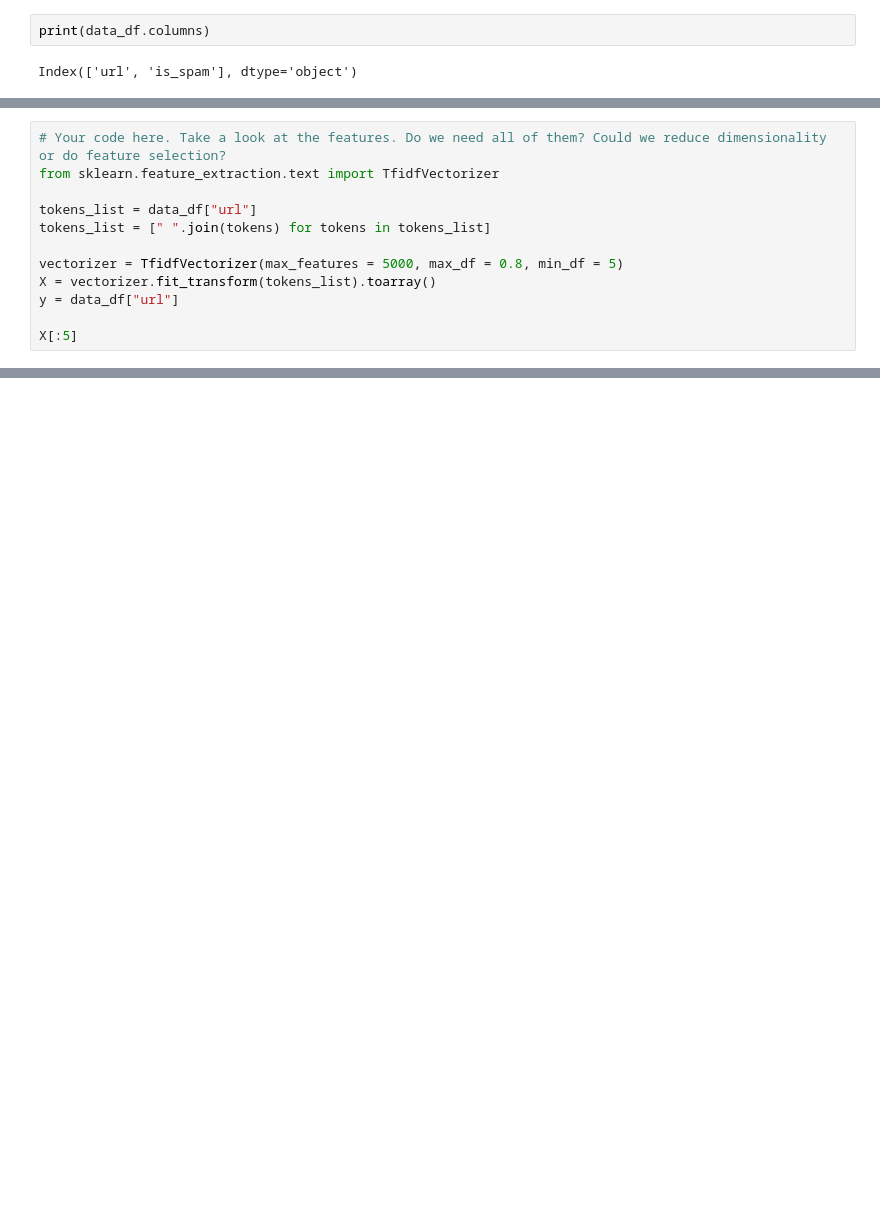
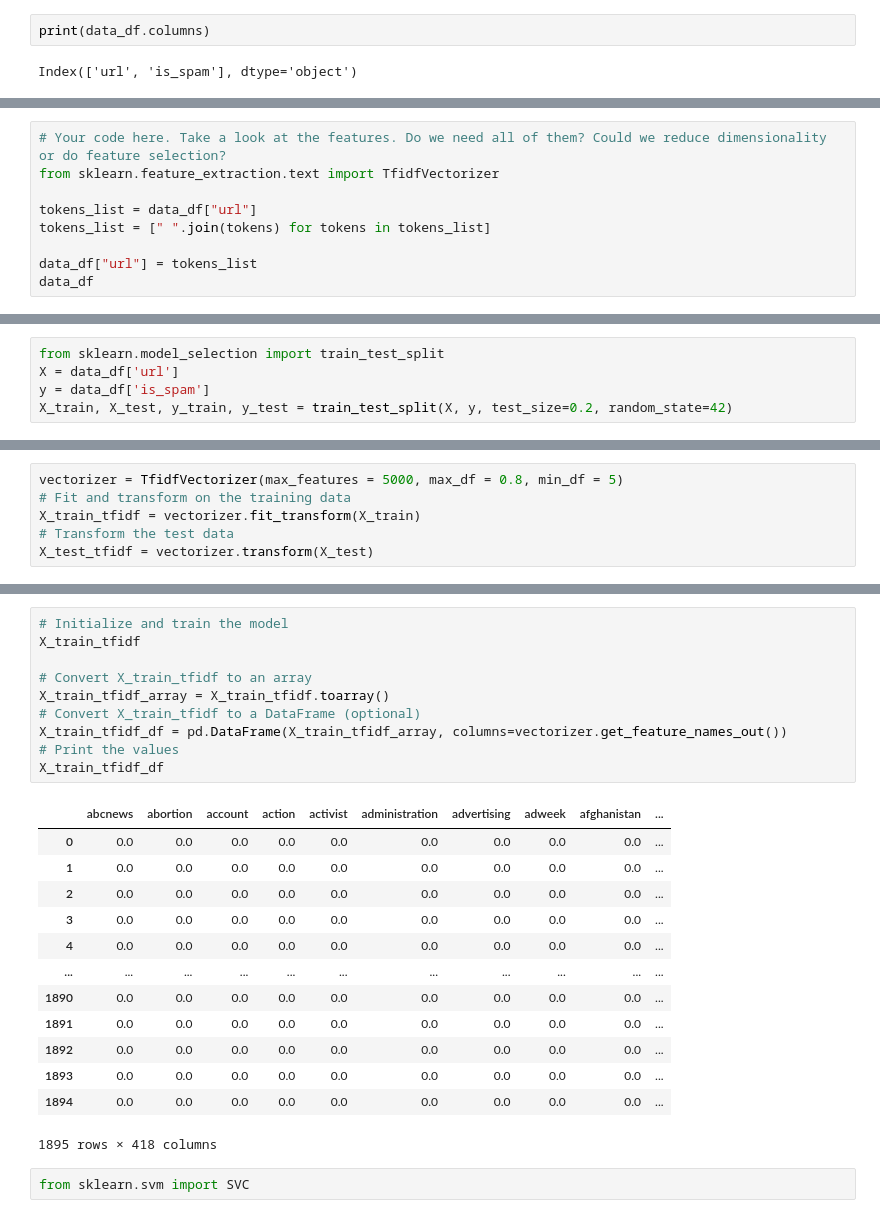
Before and after one commit to 4GeeksAcademy/Team-Crunchy-Tacos-NLP_Project, a Jupyter notebook: src/explore.ipynb, the cells around one changed output, grey strips where cells are left out. Drawn from its saved outputs; the diff is of its cells as text; blank space fills up the shorter version.

```diff
--- a/src/explore.ipynb
+++ b/src/explore.ipynb
@@ -128,9 +181,6 @@ from sklearn.feature_extraction.text import TfidfVectorizer
 tokens_list = data_df["url"]
 tokens_list = [" ".join(tokens) for tokens in tokens_list]
 
-vectorizer = TfidfVectorizer(max_features = 5000, max_df = 0.8, min_df = 5)
-X = vectorizer.fit_transform(tokens_list).toarray()
-y = data_df["url"]
-
-X[:5]
+data_df["url"] = tokens_list
+data_df
 # %% [output]
@@ -141,0 +200,5 @@ array([[0., 0., 0., ..., 0., 0., 0.],
+# %%
+from sklearn.model_selection import train_test_split
+X = data_df['url']
+y = data_df['is_spam']
+X_train, X_test, y_train, y_test = train_test_split(X, y, test_size=0.2, random_state=42)
@@ -141,0 +211,6 @@ array([[0., 0., 0., ..., 0., 0., 0.],
+# %%
+vectorizer = TfidfVectorizer(max_features = 5000, max_df = 0.8, min_df = 5)
+# Fit and transform on the training data
+X_train_tfidf = vectorizer.fit_transform(X_train)
+# Transform the test data
+X_test_tfidf = vectorizer.transform(X_test)
@@ -141,0 +232,26 @@ array([[0., 0., 0., ..., 0., 0., 0.],
+# %%
+# Initialize and train the model
+X_train_tfidf
+
+# Convert X_train_tfidf to an array
+X_train_tfidf_array = X_train_tfidf.toarray()
+# Convert X_train_tfidf to a DataFrame (optional)
+X_train_tfidf_df = pd.DataFrame(X_train_tfidf_array, columns=vectorizer.get_feature_names_out())
+# Print the values
+X_train_tfidf_df
+# %% [output]
+|  | abcnews | abortion | account | action | activist | administration | advertising | adweek | afghanistan | ... |
+| 0 | 0.0 | 0.0 | 0.0 | 0.0 | 0.0 | 0.0 | 0.0 | 0.0 | 0.0 | ... |
+| 1 | 0.0 | 0.0 | 0.0 | 0.0 | 0.0 | 0.0 | 0.0 | 0.0 | 0.0 | ... |
+| 2 | 0.0 | 0.0 | 0.0 | 0.0 | 0.0 | 0.0 | 0.0 | 0.0 | 0.0 | ... |
+| 3 | 0.0 | 0.0 | 0.0 | 0.0 | 0.0 | 0.0 | 0.0 | 0.0 | 0.0 | ... |
+| 4 | 0.0 | 0.0 | 0.0 | 0.0 | 0.0 | 0.0 | 0.0 | 0.0 | 0.0 | ... |
+| ... | ... | ... | ... | ... | ... | ... | ... | ... | ... | ... |
+| 1890 | 0.0 | 0.0 | 0.0 | 0.0 | 0.0 | 0.0 | 0.0 | 0.0 | 0.0 | ... |
+| 1891 | 0.0 | 0.0 | 0.0 | 0.0 | 0.0 | 0.0 | 0.0 | 0.0 | 0.0 | ... |
+| 1892 | 0.0 | 0.0 | 0.0 | 0.0 | 0.0 | 0.0 | 0.0 | 0.0 | 0.0 | ... |
+| 1893 | 0.0 | 0.0 | 0.0 | 0.0 | 0.0 | 0.0 | 0.0 | 0.0 | 0.0 | ... |
+| 1894 | 0.0 | 0.0 | 0.0 | 0.0 | 0.0 | 0.0 | 0.0 | 0.0 | 0.0 | ... |
+1895 rows × 418 columns
+# %%
+from sklearn.svm import SVC
```
Also changed, not shown: parts of 16 cells of this notebook, 1 other file.
